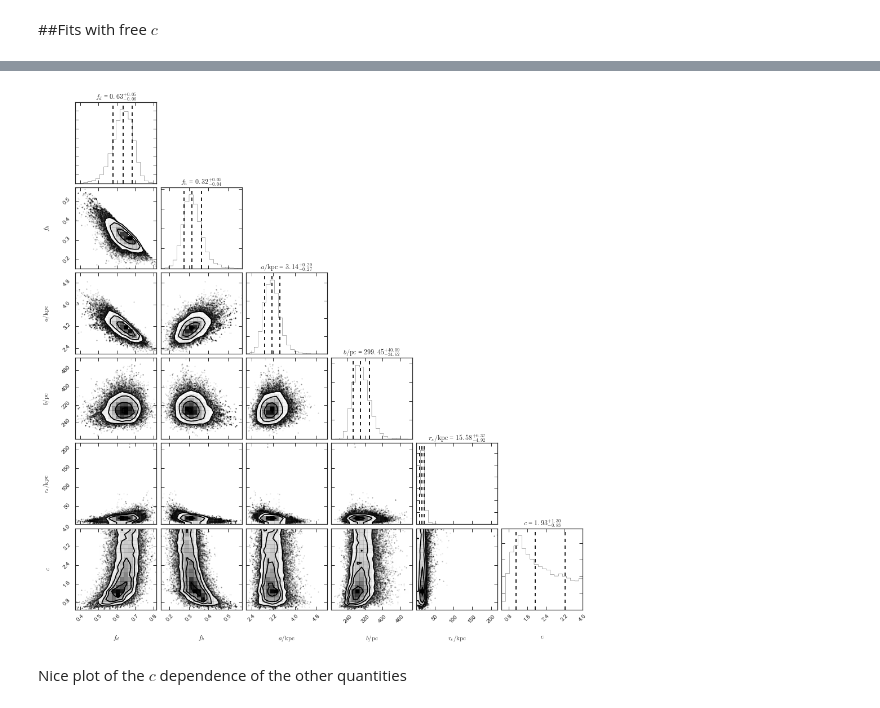
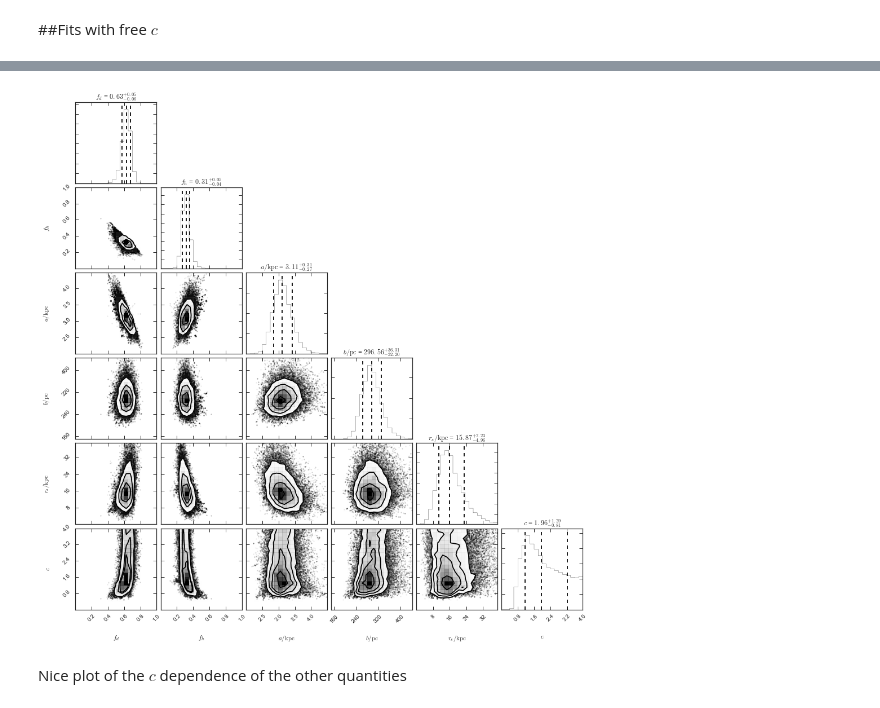
Before and after one commit to jobovy/mwhalo-shape-2016, a Jupyter notebook: py/MWPotential2014-varyc.ipynb, the cells around one changed output, grey strips where cells are left out. Saved outputs shown, nothing was run; the diff lists cells and outputs as text; code cells hidden in the pictures.

```diff
--- a/py/MWPotential2014-varyc.ipynb
+++ b/py/MWPotential2014-varyc.ipynb
@@ -12,7 +30,7 @@ import MWPotential2014Likelihood
 from matplotlib.ticker import NullFormatter
 from matplotlib import gridspec, cm
 %pylab inline
-_REFR0, _REFV0= 8.2, 224.
+_REFR0, _REFV0= MWPotential2014Likelihood._REFR0, MWPotential2014Likelihood._REFV0
 save_figures= True
 # Read the necessary data
 #First read the surface densities
@@ -25,8 +43,8 @@ if not surffile is None and os.path.exists(surffile):
 # Then the terminal velocities
 cl_glon, cl_vterm, cl_corr= MWPotential2014Likelihood.readClemens(dsinl=0.125)
 mc_glon, mc_vterm, mc_corr= MWPotential2014Likelihood.readMcClureGriffiths(dsinl=0.125)
-termdata= (cl_glon,cl_vterm/_REFV0,cl_corr,
-           mc_glon,mc_vterm/_REFV0,mc_corr)
+termdata= (cl_glon,cl_vterm,cl_corr,
+           mc_glon,mc_vterm,mc_corr)
 # %% [output]
 galpyWarning: A major change in versions > 1.1 is that all galpy.potential functions and methods take the potential as the first argument; previously methods such as evaluatePotentials, evaluateDensit ...
 Populating the interactive namespace from numpy and matplotlib
@@ -52,10 +76,10 @@ def fit(fitc=False,c=1.,R0=_REFR0,V0=_REFV0,dblexp=False,plots=True):
         tight_layout()
     return (params,MWPotential2014Likelihood.like_func(params,*funcargs))
 # %%
-def sample(nsamples=1000,params=None,fitc=False,c=1.,R0=_REFR0,V0=_REFV0,dblexp=False,plots=True):
+def sample(nsamples=1000,params=None,fitc=False,fitvoro=False,c=1.,dblexp=False,plots=True):
     if params is None:
-        params= fit(fitc=fitc,c=c,R0=R0,V0=V0,dblexp=dblexp,plots=False)[0]
-    funcargs= (c,surfrs,kzs,kzerrs,termdata,7.,fitc,dblexp,R0,V0)
+        params= fit(fitc=fitc,fitvoro=fitvoro,c=c,dblexp=dblexp,plots=False)[0]
+    funcargs= (c,surfrs,kzs,kzerrs,termdata,7.,fitc,fitvoro,dblexp)
     samples=\
         bovy_mcmc.markovpy(params,0.2,
                            lambda x: -MWPotential2014Likelihood.like_func(x,*funcargs),(),
@@ -64,20 +88,30 @@ def sample(nsamples=1000,params=None,fitc=False,c=1.,R0=_REFR0,V0=_REFV0,dblexp=
                            nsamples=nsamples,
                            nwalkers=2*len(params))
     samples= numpy.array(samples).T
-    if plots: plot_samples(samples,fitc,R0)
+    if plots: plot_samples(samples,fitc)
     return samples
-def plot_samples(samples,fitc,R0):
+def plot_samples(samples,fitc,fitvoro):
     labels= [r'$f_d$',r'$f_h$',r'$a / \mathrm{kpc}$',r'$b / \mathrm{pc}$',
              r'$r_s / \mathrm{kpc}$']
-    if fitc: labels.append(r'$c$')
+    ranges= [(0.,1.),(0.,1.),(2.,4.49),(150.,445.),(0.,39.)]
+    if fitvoro:
+        labels.extend([r'$V_c(R_0) / \mathrm{km\,s}^{-1}$',
+                       r'$R_0 / \mathrm{kpc}$'])
+        ranges.extend([(200.,240.),(7.7,8.7)])
+    if fitc:
+        labels.append(r'$c$')
+        ranges.append((0.,4.))
     subset= numpy.ones(len(samples),dtype='bool')
     subset[5:7]= False
     plotsamples= samples[subset]
-    plotsamples[2]= numpy.exp(samples[2])*R0
-    plotsamples[3]= numpy.exp(samples[3])*1000.*R0
-    plotsamples[4]= numpy.exp(samples[4])*R0
+    plotsamples[2]= numpy.exp(samples[2])*_REFR0
+    plotsamples[3]= numpy.exp(samples[3])*1000.*_REFR0
+    plotsamples[4]= numpy.exp(samples[4])*_REFR0
+    if fitvoro:
+        plotsamples[5]= samples[7]*_REFV0
+        plotsamples[6]= samples[8]*_REFR0
     corner.corner(plotsamples.T,quantiles=[0.16, 0.5, 0.84],labels=labels,
-                  show_titles=True, title_args={"fontsize": 12})
+                  show_titles=True, title_args={"fontsize": 12},range=ranges)
 # %% [markdown]
 ## Basic, Bovy (2015) fit with $c=1$
 # %%
@@ -111,7 +152,7 @@ else:
     for c in cs:
         dum= fit(fitc=False,c=c)
         bf_params.append(dum[0])
-    save_pickles('mwpot14varyc-bf.pkl',cs,bf_params)
+    save_pickles(bf_savefilename,cs,bf_params)
 # %% [markdown]
 ##Fits with free $c$
 # %%
@@ -125,12 +166,12 @@ if os.path.exists(samples_savefilename):
     with open(samples_savefilename,'rb') as savefile:
         s= pickle.load(savefile)
 else:
-    s= sample(nsamples=100000,params=p_b15_cfree[0],fitc=True,c=None,R0=_REFR0,V0=_REFV0,plots=False)
-    save_pickles('mwpot14varyc-samples.pkl',s)
+    s= sample(nsamples= 100000,params=p_b15_cfree[0],fitc=True,c=None,plots=False)
+    save_pickles(samples_savefilename,s)
 # %%
-plot_samples(s,True,_REFR0)
+plot_samples(s,True,False)
 # %% [output]
-[figure, old version]
+[figure, new version]
 # %% [markdown]
 Nice plot of the $c$ dependence of the other quantities
 # %%
```
Also changed, not shown: parts of 24 cells of this notebook.
